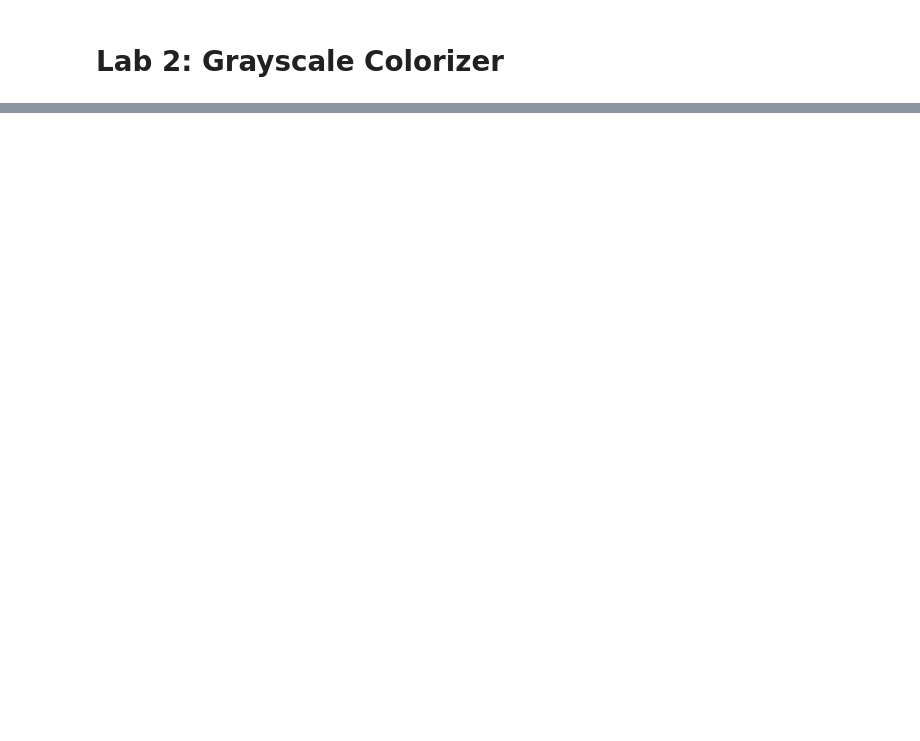
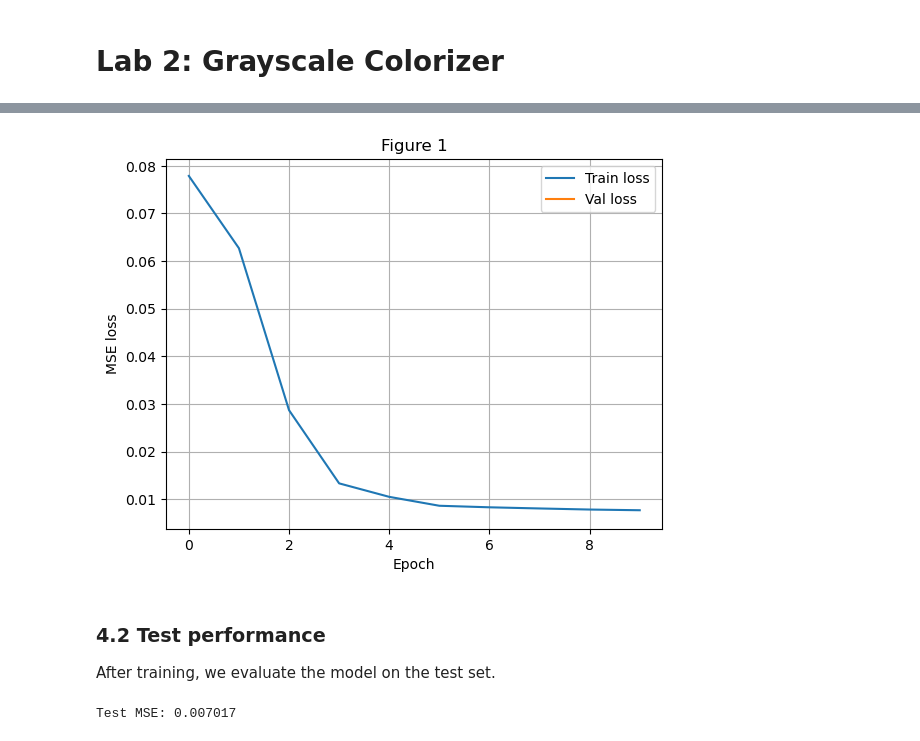
Before and after one commit to k0glin/Grayscale-colorizer, a Jupyter notebook: Grayscale-Colorizer.ipynb, the cells around one changed output, grey strips where cells are left out. Cells and saved outputs as stored; diff of their text form; code cells hidden in the pictures; blank space fills up the shorter version.

```diff
--- a/Grayscale-Colorizer.ipynb
+++ b/Grayscale-Colorizer.ipynb
@@ -71,0 +193,17 @@ NameError: name 'self' is not defined
+# %%
+validation_losses = []
+
+model.eval()
+current_loss_val = 0.0
+
+with torch.no_grad():
+        for img, _ in val_loader:
+            img = img.to(device)
+            reconstruction, latent = model(img)
+            loss = criterion(reconstruction, img)
+            current_loss_val += loss.item() * img.size(0)
+
+epoch_val_loss = current_loss_val / len(val_loader.dataset)
+validation_losses.append(epoch_val_loss)
+
+print(f"Validation loss after full training: {epoch_val_loss:.4f}")
@@ -71,0 +225,34 @@ NameError: name 'self' is not defined
+# %%
+plt.figure()
+plt.plot(train_losses, label="Train loss")
+plt.plot(validation_losses, label="Val loss")
+plt.xlabel("Epoch")
+plt.ylabel("MSE loss")
+plt.legend()
+plt.grid(True)
+plt.title("Figure 1")
+plt.show()
+# %% [output]
+[figure, added]
+# %% [markdown]
+### 4.2 Test performance
+
+After training, we evaluate the model on the test set.
+# %%
+model.eval()
+
+test_loss = 0.0
+
+with torch.no_grad():
+    for img, _ in test_loader:
+        img = img.to(device)
+        reconstruction, latent = model(img)
+        # MSE between input and reconstruction
+        loss = criterion(reconstruction, img)
+        test_loss += loss.item() * imgs.size(0)
+
+test_loss /= len(test_loader.dataset)
+
+print(f"Test MSE: {test_loss:.6f}")
+# %% [output]
+Test MSE: 0.007017
```
Also changed, not shown: parts of 13 cells of this notebook.
